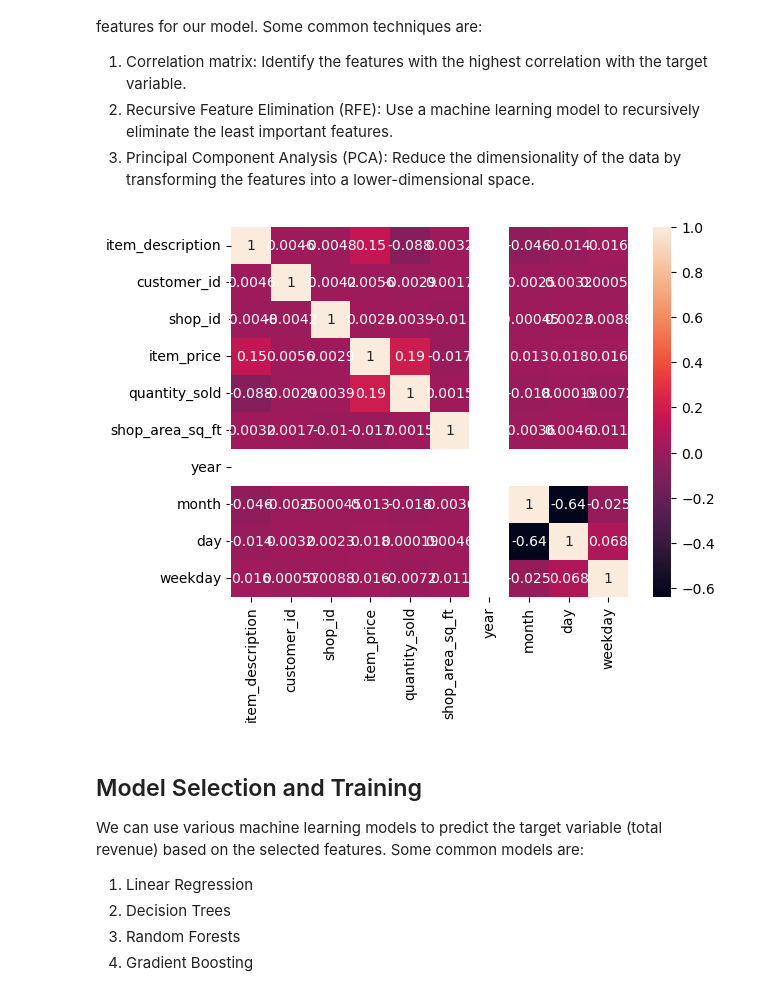
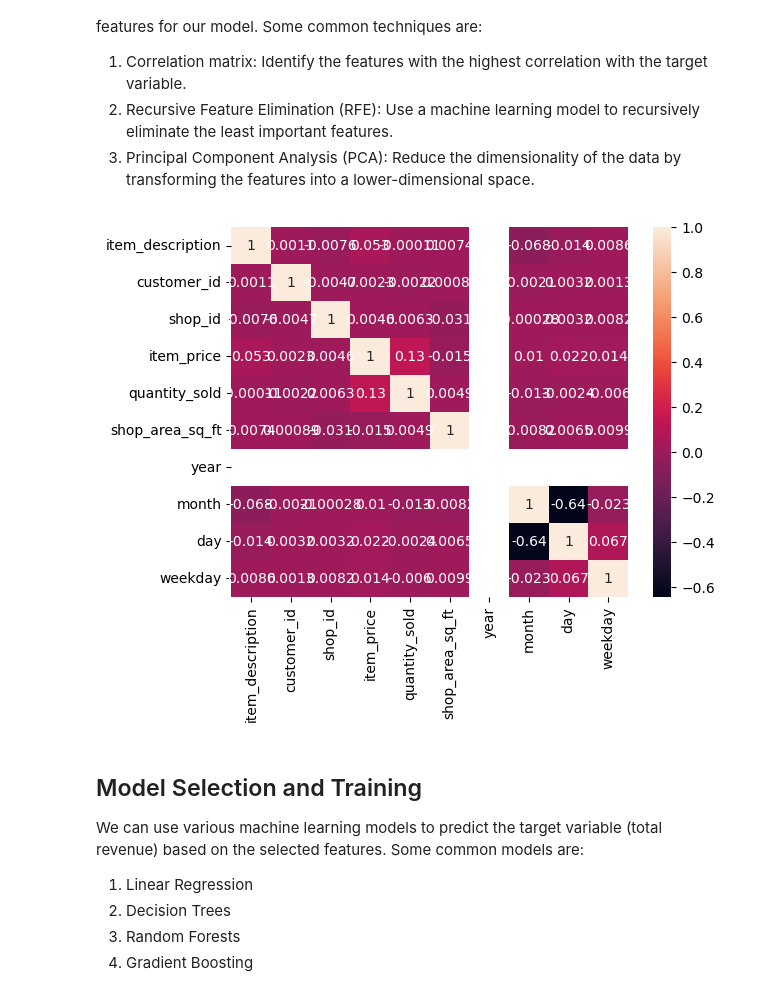
Before and after one commit to AnoshanJ/Datastorm4.0, a Jupyter notebook: Day 1/Code1.ipynb, the cells around one changed output. Drawn from its saved outputs; the diff is of its cells as text; code cells hidden in the pictures.

```diff
--- a/Day 1/Code1.ipynb
+++ b/Day 1/Code1.ipynb
@@ -46,18 +59,18 @@ memory usage: 36.2+ MB
 None
 # %%
 # clean the data
-# check for missing values
-print(train.isnull().sum())
+def clean_data(df):
+    # remove duplicates
+    df.drop_duplicates(inplace=True)
+    # remove missing values
+    df.dropna(inplace=True)
+    # remove outliers
+    Q1 = df['item_price'].quantile(0.25)
+    Q3 = df['item_price'].quantile(0.75)
+    IQR = Q3 - Q1
+    df = df[(df['item_price'] >= Q1 - 1.5*IQR) & (df['item_price'] <= Q3 + 1.5*IQR)]
+    return df
 
-# replace missing values with mean or median values
-train['invoice_id'].fillna(train['invoice_id'].median(), inplace=True)
-
-# check for outliers
-sns.boxplot(x=train['item_price'])
-plt.show()
-
-# remove outliers using interquartile range (IQR)
-Q1 = train['item_price'].quantile(0.25)
-Q3 = train['item_price'].quantile(0.75)
-IQR = Q3 - Q1
-train = train[(train['item_price'] >= Q1 - 1.5*IQR) & (train['item_price'] <= Q3 + 1.5*IQR)]
+# clean the data
+train = clean_data(train)
+test = clean_data(test)
@@ -97,8 +112,3 @@ train['shop_id'] = train['shop_id'].cat.codes
-# %%
-# drop transaction_date column
-train.drop("transaction_date", axis=1, inplace=True)
-# drop invoice_id column
-train.drop("invoice_id", axis=1, inplace=True)
 # %% [markdown]
 ## Feature Engineering and Selection
 We can use feature engineering and selection techniques to identify the most relevant features for our model. Some common techniques are:
@@ -109,20 +119,19 @@ We can use feature engineering and selection techniques to identify the most rel
 # %%
 # correlation matrix
 corr_matrix = train.corr()
 sns.heatmap(corr_matrix, annot=True)
 plt.show()
 
 # recursive feature elimination
 from sklearn.feature_selection import RFE
 from sklearn.ensemble import RandomForestRegressor
 
 y = train['shop_profile']
 X = train.drop('shop_profile', axis=1)
 
 # label encode the target variable
 from sklearn.preprocessing import LabelEncoder
 le = LabelEncoder()
 y = le.fit_transform(y)
-y_test = le.fit_transform(test['shop_profile'])
 # %% [output]
-[figure, old version]
+[figure, new version]
```
Also changed, not shown: parts of 10 cells of this notebook.
